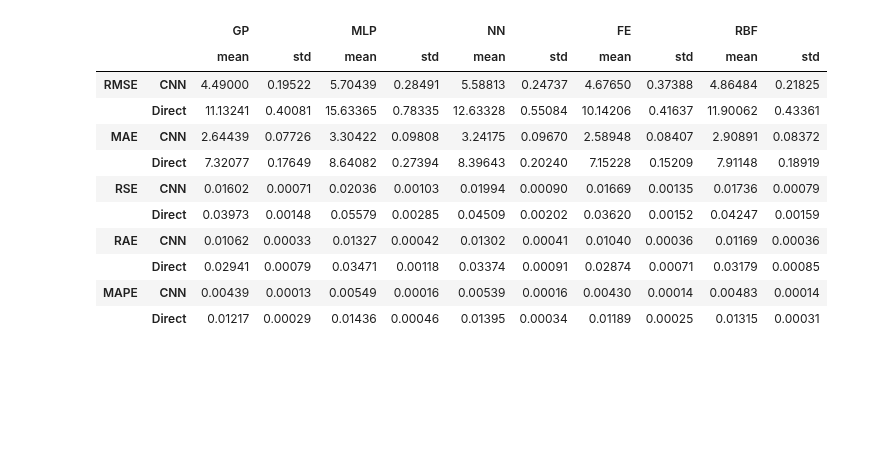
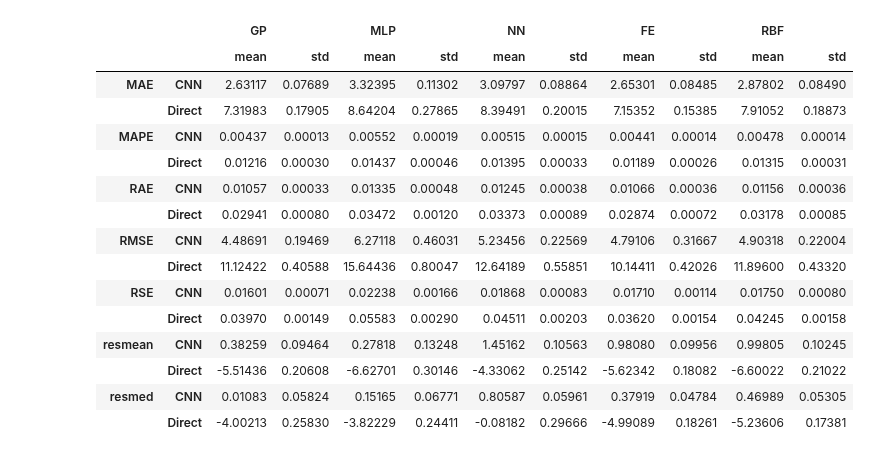
Before and after one commit to HSE-LAMBDA/light_curve_approx, a Jupyter notebook: notebooks/PeakScoring.ipynb, the cells around one changed output. Drawn from its saved outputs; the diff is of its cells as text; code cells hidden in the pictures; blank space fills up the shorter version.

```diff
--- a/notebooks/PeakScoring.ipynb
+++ b/notebooks/PeakScoring.ipynb
@@ -164,7 +171,7 @@ def train_eval(model, opt, sched, loss_func, train_loader, val_loader, n_epoch,
 
     train_hist = []
     val_hist = []
-    for epoch in range(n_epoch):
+    for epoch in tqdm.trange(n_epoch):
         train_loss = train_epoch(model, opt, loss_func, train_loader)
         val_loss = eval_epoch(model, loss_func, val_loader)
 
@@ -339,47 +346,56 @@ MAPE:   0.004831        0.01315
 # %%
+def residual_metrics(true, pred):
+    res = np.array(true) - np.array(pred)
+    return res.mean(), np.median(res)
+
 def regression_quality_metrics_report_bs(true, pred, samples=10000):
     assert len(true) == len(pred)
     mask = np.random.randint(0, len(true), (samples, len(true)))
     reports = []
     for mask_row in mask:
         reports.append(
-            utils.regression_quality_metrics_report(true[mask_row], pred[mask_row])
+            list(utils.regression_quality_metrics_report(true[mask_row], pred[mask_row])) +
+            list(residual_metrics(true[mask_row], pred[mask_row]))
         )
     reports = np.array(reports)
     return reports.mean(axis=0), reports.std(axis=0, ddof=1)
 # %%
 metric_df = pd.DataFrame()
 for name, (res, direct_res) in results.items():
 
     cnn_metrics, cnn_std = map(list, regression_quality_metrics_report_bs(
         res['true_peakmjd'].values, res['pred_peakmjd'].values))
 
     dir_metrics, dir_std = map(list, regression_quality_metrics_report_bs(
         direct_res['true_peakmjd'].values, direct_res['pred_peakmjd'].values))
 
     metric_df[name] = cnn_metrics + cnn_std + dir_metrics + dir_std
 
-metric_df.index = ['CNN_RMSE_mean', 'CNN_MAE_mean', 'CNN_RSE_mean', 'CNN_RAE_mean', 'CNN_MAPE_mean',
-                   'CNN_RMSE_std', 'CNN_MAE_std', 'CNN_RSE_std', 'CNN_RAE_std', 'CNN_MAPE_std',
-                   'Direct_RMSE_mean', 'Direct_MAE_mean', 'Direct_RSE_mean', 'Direct_RAE_mean', 'Direct_MAPE_mean',
-                   'Direct_RMSE_std', 'Direct_MAE_std', 'Direct_RSE_std', 'Direct_RAE_std', 'Direct_MAPE_std']
+metric_df.index = ['CNN_RMSE_mean', 'CNN_MAE_mean', 'CNN_RSE_mean', 'CNN_RAE_mean', 'CNN_MAPE_mean', 'CNN_resmean_mean', 'CNN_resmed_mean',
+                   'CNN_RMSE_std', 'CNN_MAE_std', 'CNN_RSE_std', 'CNN_RAE_std', 'CNN_MAPE_std', 'CNN_resmean_std', 'CNN_resmed_std',
+                   'Direct_RMSE_mean', 'Direct_MAE_mean', 'Direct_RSE_mean', 'Direct_RAE_mean', 'Direct_MAPE_mean', 'Direct_resmean_mean', 'Direct_resmed_mean',
+                   'Direct_RMSE_std', 'Direct_MAE_std', 'Direct_RSE_std', 'Direct_RAE_std', 'Direct_MAPE_std', 'Direct_resmean_std', 'Direct_resmed_std',]
 metric_df.index = pd.MultiIndex.from_tuples([x.split('_') for x in metric_df.index]).reorder_levels((1, 0, 2))
 metric_df = metric_df.sort_index().unstack(level=2)
-metric_df = metric_df.iloc[[6, 7, 0, 1, 8, 9, 4, 5, 2, 3], :]
+# metric_df = metric_df.iloc[[6, 7, 0, 1, 8, 9, 4, 5, 2, 3], :]
 metric_df.round(5)
 # %% [output]
 |  |  | GP |  | MLP |  | NN |  | FE |  | RBF |  |
 |  |  | mean | std | mean | std | mean | std | mean | std | mean | std |
-| RMSE | CNN | 4.49000 | 0.19522 | 5.70439 | 0.28491 | 5.58813 | 0.24737 | 4.67650 | 0.37388 | 4.86484 | 0.21825 |
-|  | Direct | 11.13241 | 0.40081 | 15.63365 | 0.78335 | 12.63328 | 0.55084 | 10.14206 | 0.41637 | 11.90062 | 0.43361 |
-| MAE | CNN | 2.64439 | 0.07726 | 3.30422 | 0.09808 | 3.24175 | 0.09670 | 2.58948 | 0.08407 | 2.90891 | 0.08372 |
-|  | Direct | 7.32077 | 0.17649 | 8.64082 | 0.27394 | 8.39643 | 0.20240 | 7.15228 | 0.15209 | 7.91148 | 0.18919 |
-| RSE | CNN | 0.01602 | 0.00071 | 0.02036 | 0.00103 | 0.01994 | 0.00090 | 0.01669 | 0.00135 | 0.01736 | 0.00079 |
-|  | Direct | 0.03973 | 0.00148 | 0.05579 | 0.00285 | 0.04509 | 0.00202 | 0.03620 | 0.00152 | 0.04247 | 0.00159 |
-| RAE | CNN | 0.01062 | 0.00033 | 0.01327 | 0.00042 | 0.01302 | 0.00041 | 0.01040 | 0.00036 | 0.01169 | 0.00036 |
-|  | Direct | 0.02941 | 0.00079 | 0.03471 | 0.00118 | 0.03374 | 0.00091 | 0.02874 | 0.00071 | 0.03179 | 0.00085 |
-| MAPE | CNN | 0.00439 | 0.00013 | 0.00549 | 0.00016 | 0.00539 | 0.00016 | 0.00430 | 0.00014 | 0.00483 | 0.00014 |
-|  | Direct | 0.01217 | 0.00029 | 0.01436 | 0.00046 | 0.01395 | 0.00034 | 0.01189 | 0.00025 | 0.01315 | 0.00031 |
+| MAE | CNN | 2.63117 | 0.07689 | 3.32395 | 0.11302 | 3.09797 | 0.08864 | 2.65301 | 0.08485 | 2.87802 | 0.08490 |
+|  | Direct | 7.31983 | 0.17905 | 8.64204 | 0.27865 | 8.39491 | 0.20015 | 7.15352 | 0.15385 | 7.91052 | 0.18873 |
+| MAPE | CNN | 0.00437 | 0.00013 | 0.00552 | 0.00019 | 0.00515 | 0.00015 | 0.00441 | 0.00014 | 0.00478 | 0.00014 |
+|  | Direct | 0.01216 | 0.00030 | 0.01437 | 0.00046 | 0.01395 | 0.00033 | 0.01189 | 0.00026 | 0.01315 | 0.00031 |
+| RAE | CNN | 0.01057 | 0.00033 | 0.01335 | 0.00048 | 0.01245 | 0.00038 | 0.01066 | 0.00036 | 0.01156 | 0.00036 |
+|  | Direct | 0.02941 | 0.00080 | 0.03472 | 0.00120 | 0.03373 | 0.00089 | 0.02874 | 0.00072 | 0.03178 | 0.00085 |
+| RMSE | CNN | 4.48691 | 0.19469 | 6.27118 | 0.46031 | 5.23456 | 0.22569 | 4.79106 | 0.31667 | 4.90318 | 0.22004 |
+|  | Direct | 11.12422 | 0.40588 | 15.64436 | 0.80047 | 12.64189 | 0.55851 | 10.14411 | 0.42026 | 11.89600 | 0.43320 |
+| RSE | CNN | 0.01601 | 0.00071 | 0.02238 | 0.00166 | 0.01868 | 0.00083 | 0.01710 | 0.00114 | 0.01750 | 0.00080 |
+|  | Direct | 0.03970 | 0.00149 | 0.05583 | 0.00290 | 0.04511 | 0.00203 | 0.03620 | 0.00154 | 0.04245 | 0.00158 |
+| resmean | CNN | 0.38259 | 0.09464 | 0.27818 | 0.13248 | 1.45162 | 0.10563 | 0.98080 | 0.09956 | 0.99805 | 0.10245 |
+|  | Direct | -5.51436 | 0.20608 | -6.62701 | 0.30146 | -4.33062 | 0.25142 | -5.62342 | 0.18082 | -6.60022 | 0.21022 |
+| resmed | CNN | 0.01083 | 0.05824 | 0.15165 | 0.06771 | 0.80587 | 0.05961 | 0.37919 | 0.04784 | 0.46989 | 0.05305 |
+|  | Direct | -4.00213 | 0.25830 | -3.82229 | 0.24411 | -0.08182 | 0.29666 | -4.99089 | 0.18261 | -5.23606 | 0.17381 |
 # %%
 residual_df = pd.DataFrame()
 for name, (res, direct_res) in results.items():
```
Also changed, not shown: parts of 6 cells of this notebook, 1 other file.
